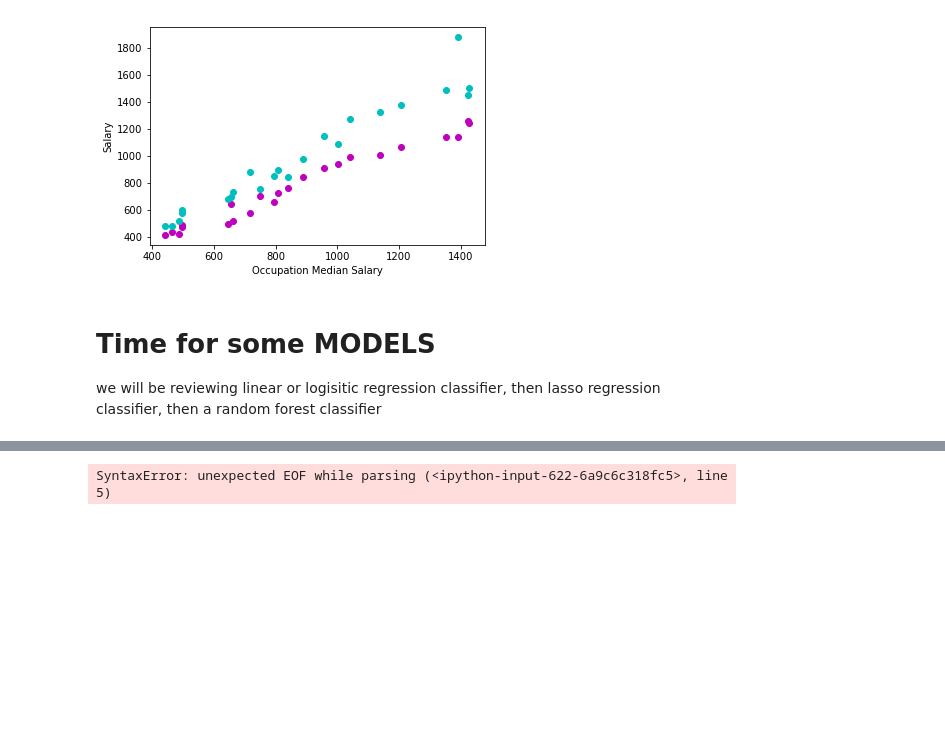
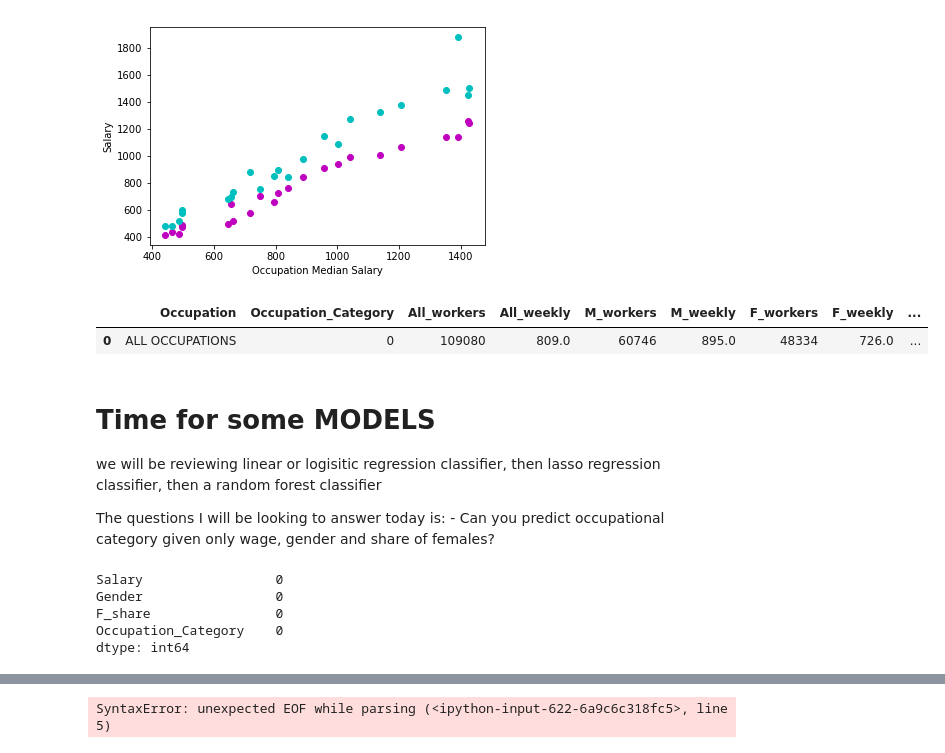
Before and after one commit to Schmidt8181/CapstoneProject, a Jupyter notebook: CapstoneProject.ipynb, the cells around one changed output, grey strips where cells are left out. Saved outputs shown, nothing was run; the diff lists cells and outputs as text; code cells hidden in the pictures; blank space fills up the shorter version.

```diff
--- a/CapstoneProject.ipynb
+++ b/CapstoneProject.ipynb
@@ -491,7 +492,15 @@ plt.show()
 # %%
 # plot wages color coded to occupational category here
 # do subplot with small plot for each category
+# %%
+cleanedgenderwage.head(1)
+# %% [output]
+|  | Occupation | Occupation_Category | All_workers | All_weekly | M_workers | M_weekly | F_workers | F_weekly | ... |
+| 0 | ALL OCCUPATIONS | 0 | 109080 | 809.0 | 60746 | 895.0 | 48334 | 726.0 | ... |
 # %% [markdown]
 # Time for some MODELS
 
 we will be reviewing linear or logisitic regression classifier, then lasso regression classifier, then a random forest classifier
+
+The questions I will be looking to answer today is:
+    - Can you predict occupational category given only wage, gender and share of females?
@@ -498,3 +526,11 @@ we will be reviewing linear or logisitic regression classifier, then lasso regre
+# %%
+combined_df.isnull().sum()
+# %% [output]
+Salary                 0
+Gender                 0
+F_share                0
+Occupation_Category    0
+dtype: int64
 # %%
 # set up training and testing sets, fit model, score model
 def model_testing(model, X, y, test_size):
```
Also changed, not shown: parts of 13 cells of this notebook.
